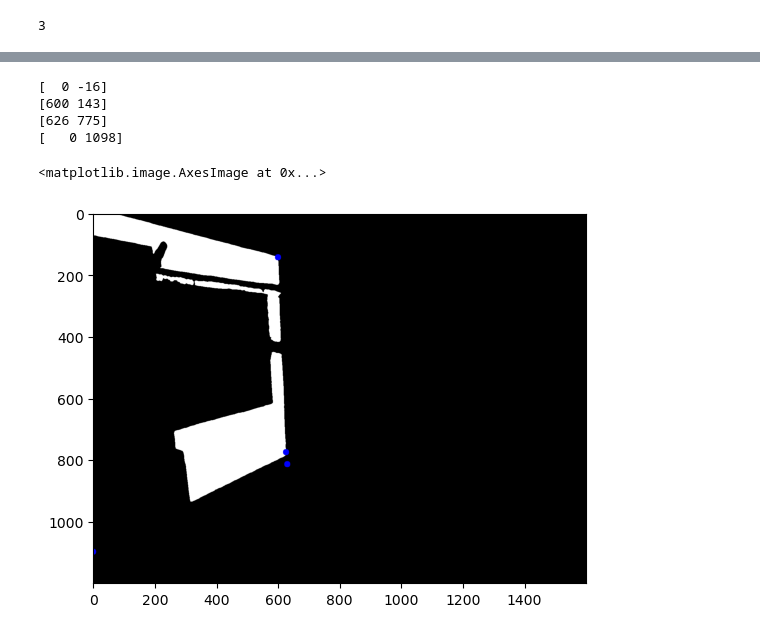
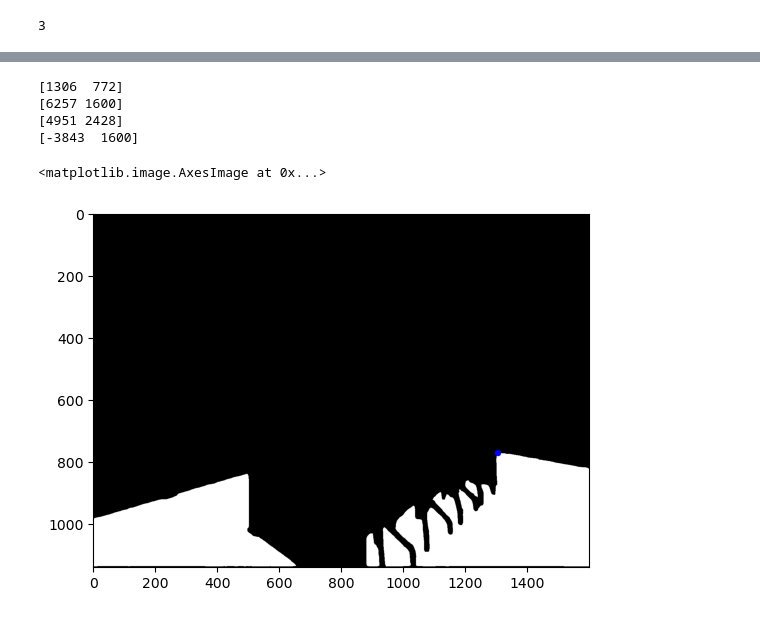
Before and after one commit to Karan-00-11/mfs, a Jupyter notebook: overlaying/fin_exp.ipynb, the cells around one changed output, grey strips where cells are left out. Cells and saved outputs as stored; diff of their text form; code cells hidden in the pictures.

```diff
--- a/overlaying/fin_exp.ipynb
+++ b/overlaying/fin_exp.ipynb
@@ -172,5 +278,5 @@ def pick_peak_pts(mask, pp):
 # %%
-USER_IMG = 'img3'
+USER_IMG = 'kitchen'
 
 all_mask_paths = "../inputs/masks/{}".format(USER_IMG)
 all_masks = read_imgs(all_mask_paths)
@@ -319,13 +309,13 @@ tmp = None
 # %%
-tmp = all_masks[2]
-for i in np.array(finalTransformableCoordinates[2], dtype=int):
+tmp = all_masks[0]
+for i in np.array(finalTransformableCoordinates[0], dtype=int):
     print(i)
     tmp = cv2.circle(tmp, i, 10, (0, 0, 255), -1)
 plt.imshow(tmp)
 # %% [output]
-[  0 -16]
-[600 143]
-[626 775]
-[   0 1098]
+[1306  772]
+[6257 1600]
+[4951 2428]
+[-3843  1600]
 <matplotlib.image.AxesImage at 0x...>
-[figure, old version]
+[figure, new version]
```
Also changed, not shown: parts of 12 cells of this notebook, 5 other files.
